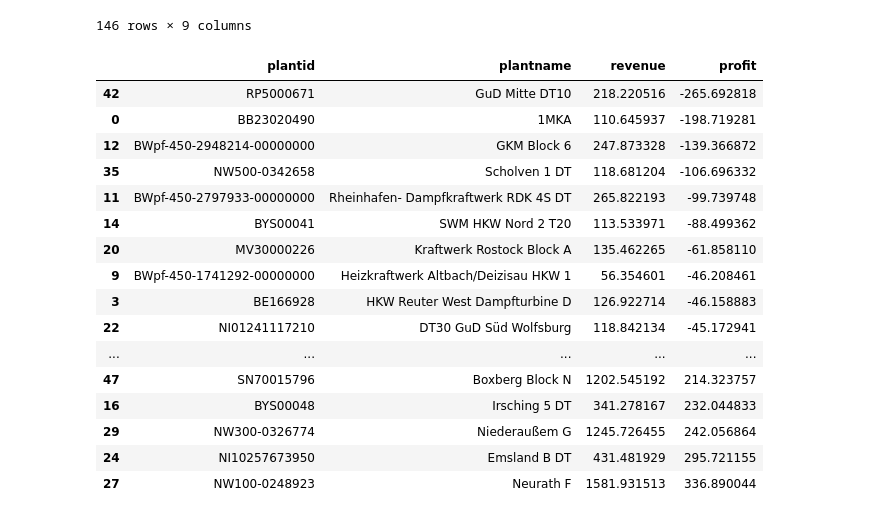
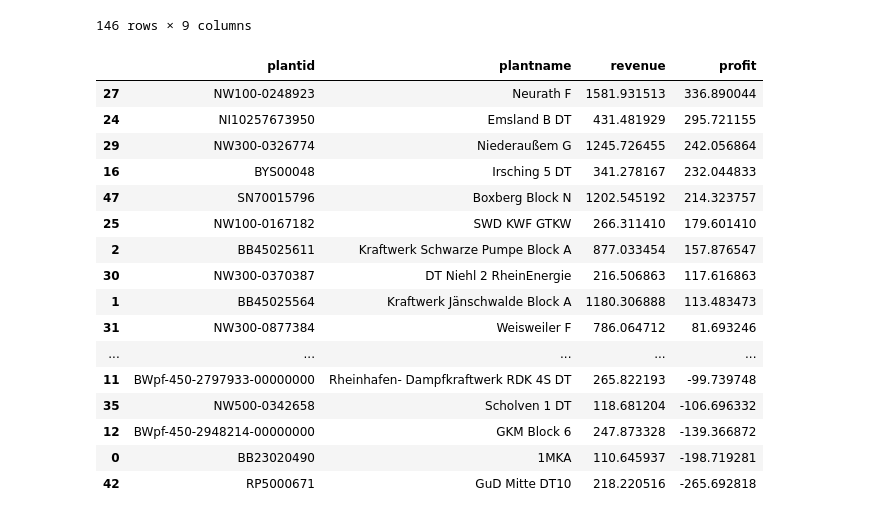
Before and after one commit to sidietz/plantwatch-data, a Jupyter notebook: money/profit_v2-next.ipynb, the cells around one changed output. Cells and saved outputs as stored; diff of their text form; code cells hidden in the pictures.

Commit message:
fix profit_next

```diff
--- a/money/profit_v2-next.ipynb
+++ b/money/profit_v2-next.ipynb
@@ -28,3 +56,5 @@ CDF3 = CDF2.loc[~(CDF.variable == "Unnamed: 3")]
+# %%
+CDF3 = CDF2a
 # %%
 #CDF3 = CDF2.dropna()
 # %%
@@ -36,4 +66,6 @@ len(CDF2.groupby('produced_at').sum())
 # %% [output]
 35036
 # %%
-dataset = CDF3.merge(seem, left_on="variable", right_on="sseid")
+dataset = CDF3.merge(seem, left_on="variable", right_on="sseid", how="inner")
+# %%
+dataset2 = dataset.drop_duplicates(subset=['produced_at', 'variable'])
@@ -40,5 +92,5 @@ dataset = CDF3.merge(seem, left_on="variable", right_on="sseid")
 # %%
-magic = dataset.groupby(["produced_at", "plantid"]).sum()
+magic = dataset2.groupby(["produced_at", "plantid"]).sum()
 # %%
 #magic
 # %%
@@ -149,22 +213,22 @@ profit["revenue"] = profit["revenue"].apply(lambda x: x / 10**6)
 # %%
 #profit.to_csv("profit.csv", index=False)
 # %%
-profit.sort_values("profit", ascending=True)
+profit.sort_values("profit", ascending=False)
 # %% [output]
 |  | plantid | plantname | revenue | profit |
+| 27 | NW100-0248923 | Neurath F | 1581.931513 | 336.890044 |
+| 24 | NI10257673950 | Emsland B DT | 431.481929 | 295.721155 |
+| 29 | NW300-0326774 | Niederaußem G | 1245.726455 | 242.056864 |
+| 16 | BYS00048 | Irsching 5 DT | 341.278167 | 232.044833 |
+| 47 | SN70015796 | Boxberg Block N | 1202.545192 | 214.323757 |
+| 25 | NW100-0167182 | SWD KWF GTKW | 266.311410 | 179.601410 |
+| 2 | BB45025611 | Kraftwerk Schwarze Pumpe Block A | 877.033454 | 157.876547 |
+| 30 | NW300-0370387 | DT Niehl 2 RheinEnergie | 216.506863 | 117.616863 |
+| 1 | BB45025564 | Kraftwerk Jänschwalde Block A | 1180.306888 | 113.483473 |
+| 31 | NW300-0877384 | Weisweiler F | 786.064712 | 81.693246 |
+| ... | ... | ... | ... | ... |
+| 11 | BWpf-450-2797933-00000000 | Rheinhafen- Dampfkraftwerk RDK 4S DT | 265.822193 | -99.739748 |
+| 35 | NW500-0342658 | Scholven 1 DT | 118.681204 | -106.696332 |
+| 12 | BWpf-450-2948214-00000000 | GKM Block 6 | 247.873328 | -139.366872 |
+| 0 | BB23020490 | 1MKA | 110.645937 | -198.719281 |
 | 42 | RP5000671 | GuD Mitte DT10 | 218.220516 | -265.692818 |
-| 0 | BB23020490 | 1MKA | 110.645937 | -198.719281 |
-| 12 | BWpf-450-2948214-00000000 | GKM Block 6 | 247.873328 | -139.366872 |
-| 35 | NW500-0342658 | Scholven 1 DT | 118.681204 | -106.696332 |
-| 11 | BWpf-450-2797933-00000000 | Rheinhafen- Dampfkraftwerk RDK 4S DT | 265.822193 | -99.739748 |
-| 14 | BYS00041 | SWM HKW Nord 2 T20 | 113.533971 | -88.499362 |
-| 20 | MV30000226 | Kraftwerk Rostock Block A | 135.462265 | -61.858110 |
-| 9 | BWpf-450-1741292-00000000 | Heizkraftwerk Altbach/Deizisau HKW 1 | 56.354601 | -46.208461 |
-| 3 | BE166928 | HKW Reuter West Dampfturbine D | 126.922714 | -46.158883 |
-| 22 | NI01241117210 | DT30 GuD Süd Wolfsburg | 118.842134 | -45.172941 |
-| ... | ... | ... | ... | ... |
-| 47 | SN70015796 | Boxberg Block N | 1202.545192 | 214.323757 |
-| 16 | BYS00048 | Irsching 5 DT | 341.278167 | 232.044833 |
-| 29 | NW300-0326774 | Niederaußem G | 1245.726455 | 242.056864 |
-| 24 | NI10257673950 | Emsland B DT | 431.481929 | 295.721155 |
-| 27 | NW100-0248923 | Neurath F | 1581.931513 | 336.890044 |
```
Also changed, not shown: parts of 13 cells of this notebook, 3 other files.
